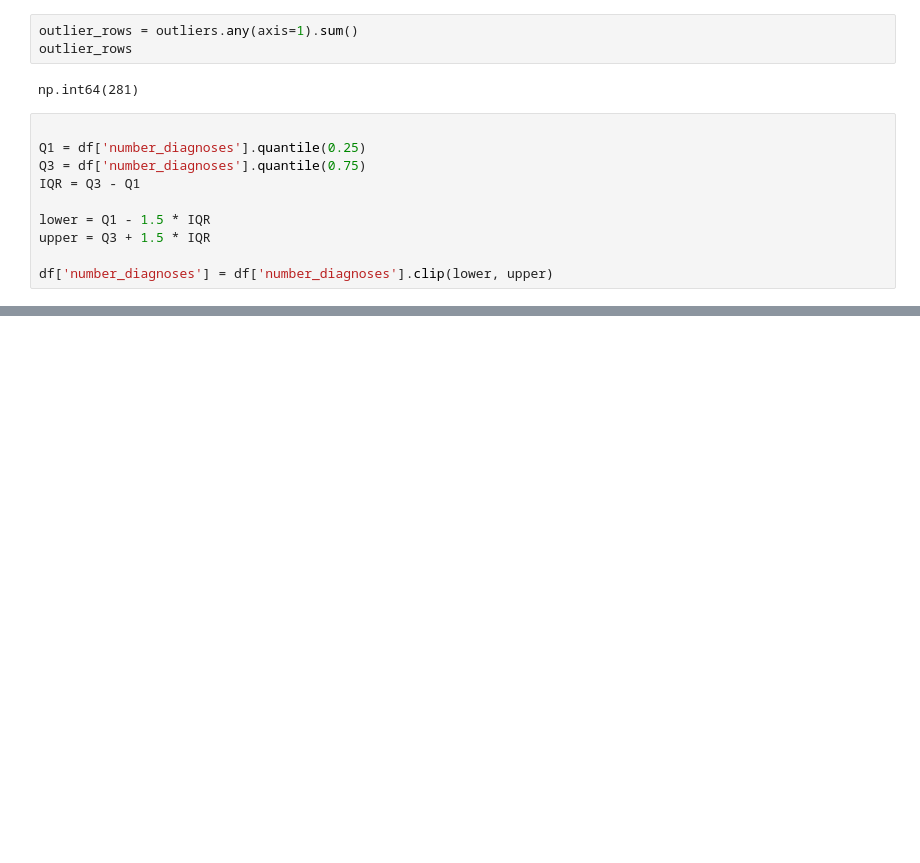
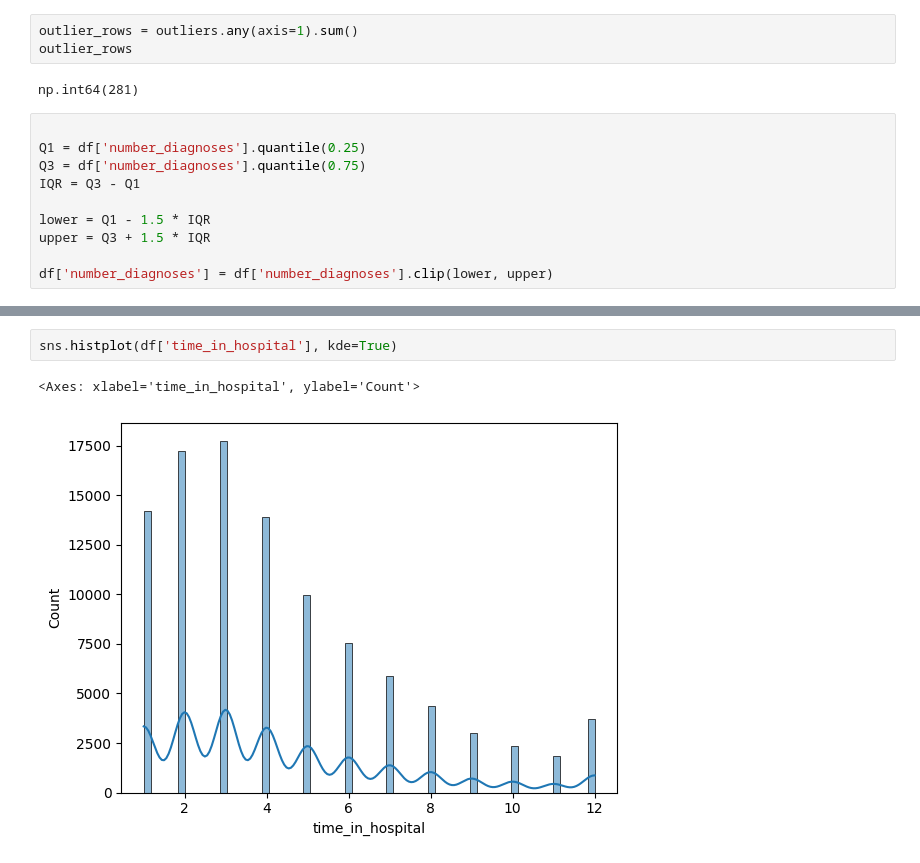
Before and after one commit to guru16-02/TEAM-17-24ADI204, a Jupyter notebook: dsv.ipynb, the cells around one changed output, grey strips where cells are left out. Cells and saved outputs as stored; diff of their text form; blank space fills up the shorter version.

```diff
--- a/dsv.ipynb
+++ b/dsv.ipynb
@@ -259,0 +343,5 @@ df['number_diagnoses'] = df['number_diagnoses'].clip(lower, upper)
+# %%
+sns.histplot(df['time_in_hospital'], kde=True)
+# %% [output]
+<Axes: xlabel='time_in_hospital', ylabel='Count'>
+[figure, added]
```
Also changed, not shown: parts of 26 cells of this notebook.
